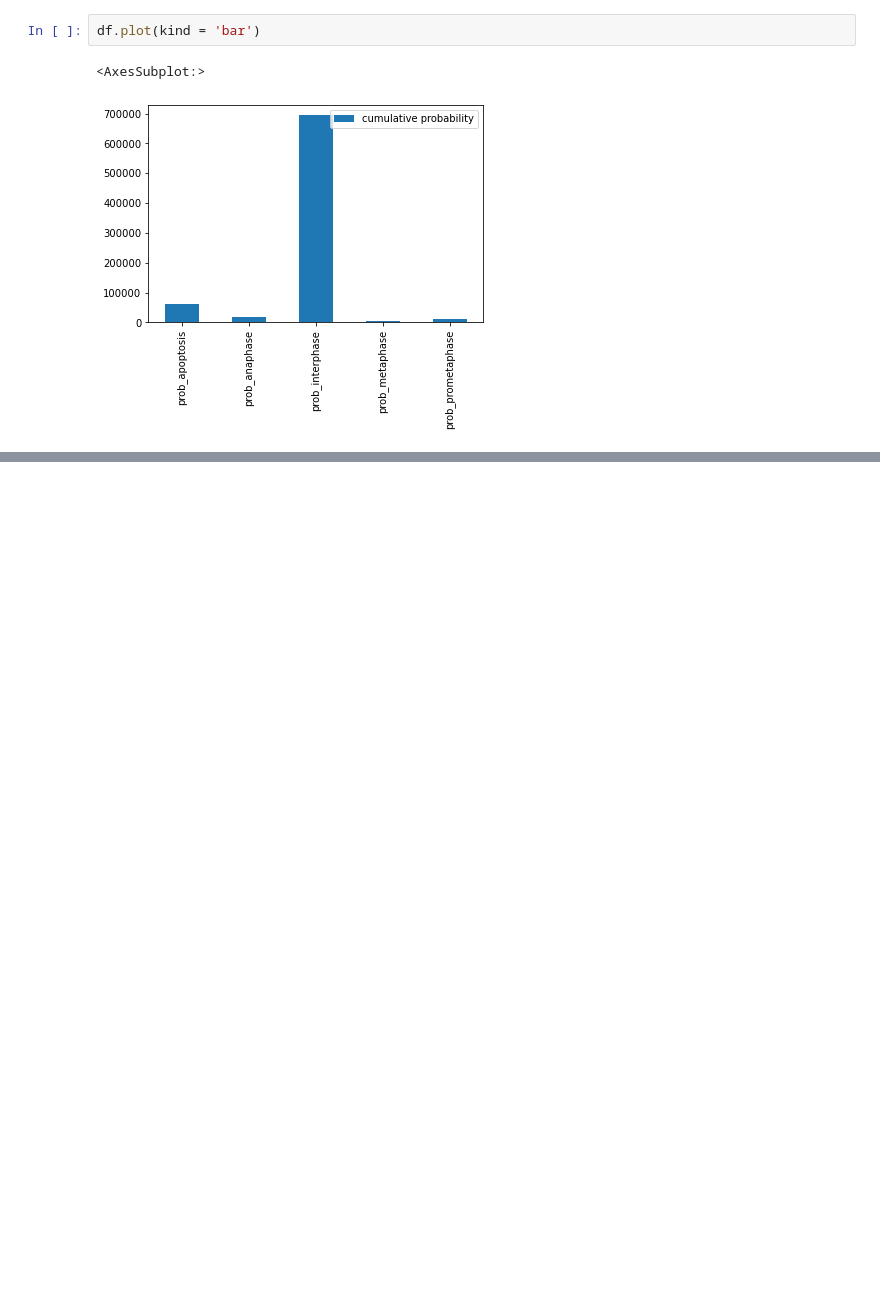
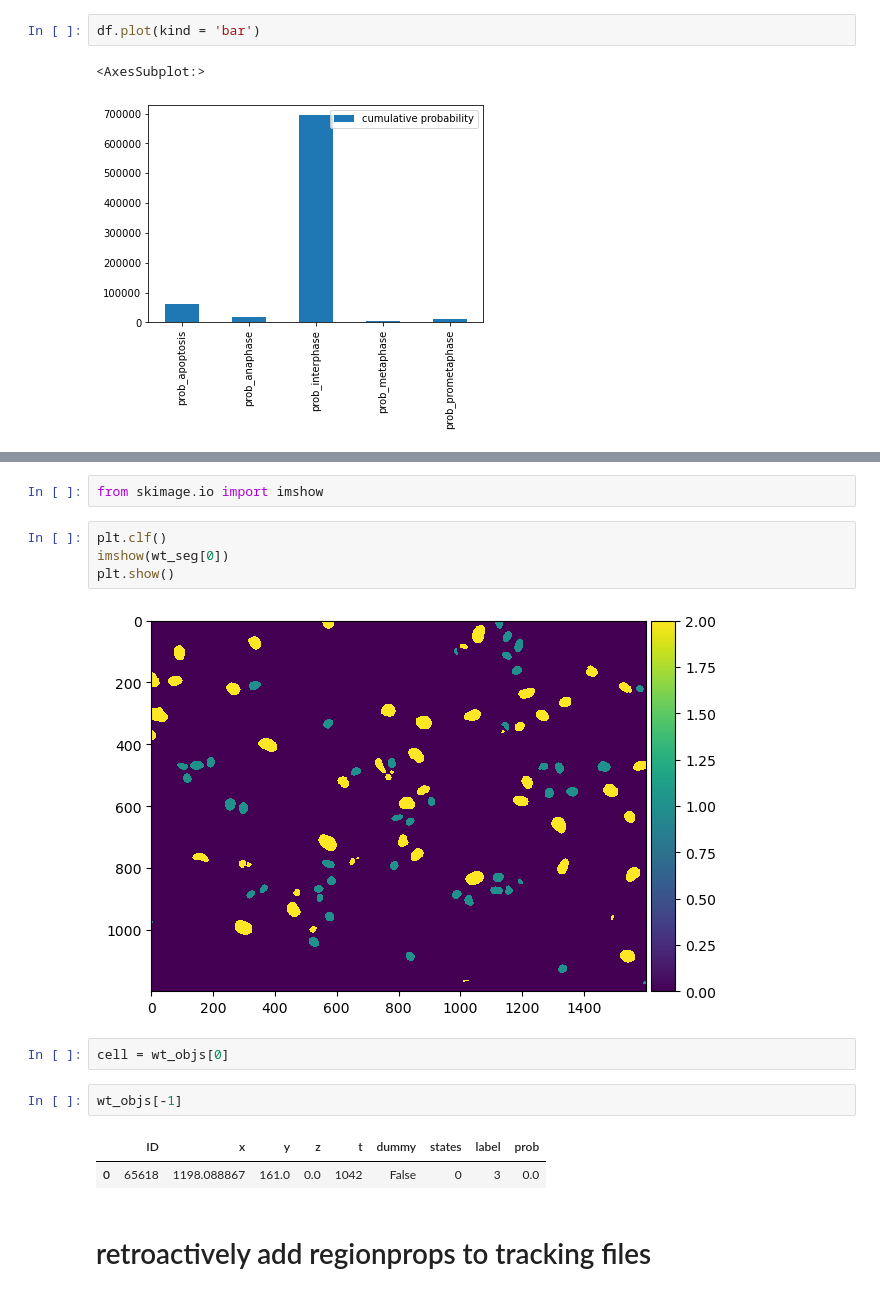
Before and after one commit to nthndy/cell-comp-analysis, a Jupyter notebook: cell_counts/Rashenanigans.ipynb, the cells around one changed output, grey strips where cells are left out. Cells and saved outputs as stored; diff of their text form; blank space fills up the shorter version.

Commit message:
configuring cell counts

```diff
--- a/cell_counts/Rashenanigans.ipynb
+++ b/cell_counts/Rashenanigans.ipynb
@@ -1646,0 +1666,17 @@ df.plot(kind = 'bar')
+# %%
+from skimage.io import imshow
+# %%
+plt.clf()
+imshow(wt_seg[0])
+plt.show()
+# %% [output]
+[figure, added]
+# %%
+cell = wt_objs[0]
+# %%
+wt_objs[-1]
+# %% [output]
+|  | ID | x | y | z | t | dummy | states | label | prob |
+| 0 | 65618 | 1198.088867 | 161.0 | 0.0 | 1042 | False | 0 | 3 | 0.0 |
+# %% [markdown]
+# retroactively add regionprops to tracking files
```
Also changed, not shown: parts of 55 cells of this notebook.
